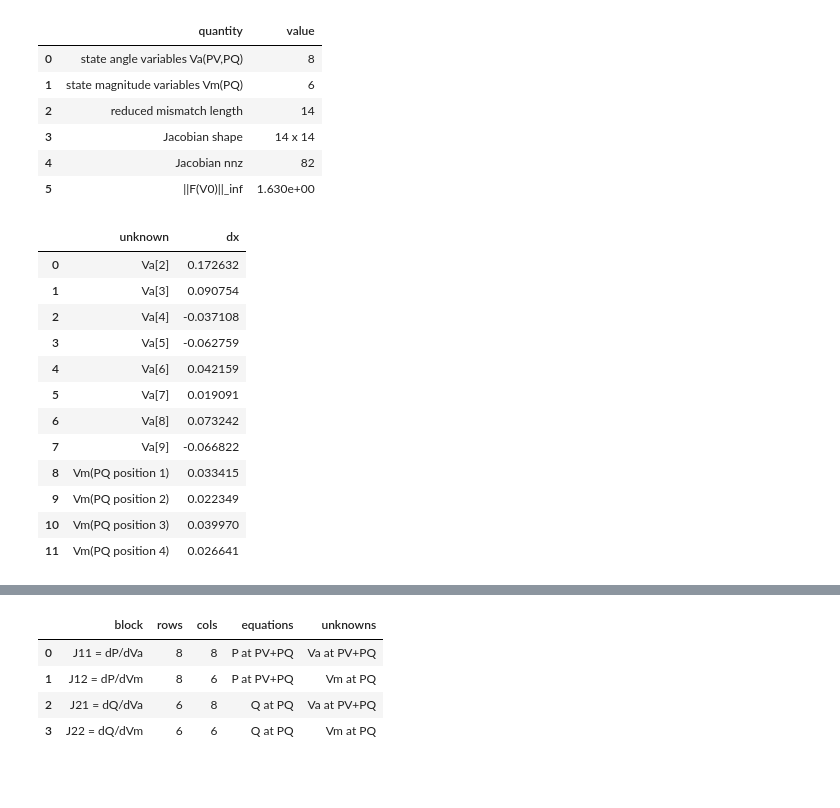
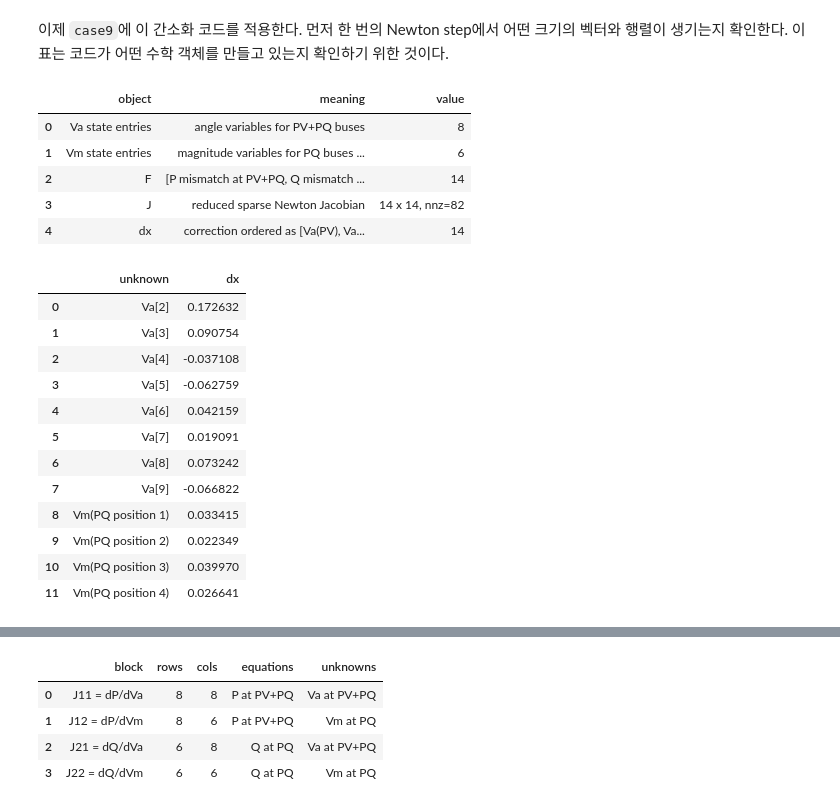
Before and after one commit to qubeenyoung/gpu-powerflow, a Jupyter notebook: python/tutorial/02_newton_raphson_and_jacobian.ipynb, the cells around one changed output, grey strips where cells are left out. Cells and saved outputs as stored; diff of their text form; code cells hidden in the pictures; blank space fills up the shorter version.

Commit message:
Show source-derived Newton code in tutorial

```diff
--- a/python/tutorial/02_newton_raphson_and_jacobian.ipynb
+++ b/python/tutorial/02_newton_raphson_and_jacobian.ipynb
@@ -30,12 +21,16 @@ while ROOT != ROOT.parent and not (ROOT / 'cuPF').exists():
 if str(ROOT) not in sys.path:
     sys.path.insert(0, str(ROOT))
 
+import inspect
 import matplotlib.pyplot as plt
 import numpy as np
 import pandas as pd
 from IPython.display import Markdown, display
+from scipy.sparse import hstack, vstack
+from scipy.sparse.linalg import spsolve
+from pandapower.pypower.dSbus_dV import dSbus_dV
 from python.tutorial import tutorial_utils as tu
 
 plt.rcParams['figure.figsize'] = (8, 4.8)
 plt.rcParams['axes.grid'] = False
-pd.set_option('display.max_colwidth', 120)
+pd.set_option('display.max_colwidth', 140)
@@ -42,24 +162,24 @@ pd.set_option('display.max_colwidth', 120)
+# %% [markdown]
+이제 `case9`에 이 간소화 코드를 적용한다. 먼저 한 번의 Newton step에서 어떤 크기의 벡터와 행렬이 생기는지 확인한다. 이 표는 코드가 어떤 수학 객체를 만들고 있는지 확인하기 위한 것이다.
 # %%
 case = tu.load_case('case9')
 step = tu.newton_step_snapshot(case, case.v0)
-summary = pd.DataFrame([
-    {'quantity': 'state angle variables Va(PV,PQ)', 'value': len(step.pvpq)},
-    {'quantity': 'state magnitude variables Vm(PQ)', 'value': len(case.pq)},
-    {'quantity': 'reduced mismatch length', 'value': step.mismatch.size},
-    {'quantity': 'Jacobian shape', 'value': f'{step.jacobian.shape[0]} x {step.jacobian.shape[1]}'},
-    {'quantity': 'Jacobian nnz', 'value': step.jacobian.nnz},
-    {'quantity': '||F(V0)||_inf', 'value': f'{np.linalg.norm(step.mismatch, np.inf):.3e}'},
+step_summary = pd.DataFrame([
+    {'object': 'Va state entries', 'meaning': 'angle variables for PV+PQ buses', 'value': len(step.pvpq)},
+    {'object': 'Vm state entries', 'meaning': 'magnitude variables for PQ buses only', 'value': len(case.pq)},
+    {'object': 'F', 'meaning': '[P mismatch at PV+PQ, Q mismatch at PQ]', 'value': step.mismatch.size},
+    {'object': 'J', 'meaning': 'reduced sparse Newton Jacobian', 'value': f'{step.jacobian.shape[0]} x {step.jacobian.shape[1]}, nnz={step.jacobian.nnz}'},
+    {'object': 'dx', 'meaning': 'correction ordered as [Va(PV), Va(PQ), Vm(PQ)]', 'value': step.dx.size},
 ])
-display(summary)
+display(step_summary)
 display(tu.newton_step_table(step, limit=12).round(8))
 # %% [output]
-|  | quantity | value |
-| 0 | state angle variables Va(PV,PQ) | 8 |
-| 1 | state magnitude variables Vm(PQ) | 6 |
-| 2 | reduced mismatch length | 14 |
-| 3 | Jacobian shape | 14 x 14 |
-| 4 | Jacobian nnz | 82 |
-| 5 | ||F(V0)||_inf | 1.630e+00 |
+|  | object | meaning | value |
+| 0 | Va state entries | angle variables for PV+PQ buses | 8 |
+| 1 | Vm state entries | magnitude variables for PQ buses ... | 6 |
+| 2 | F | [P mismatch at PV+PQ, Q mismatch ... | 14 |
+| 3 | J | reduced sparse Newton Jacobian | 14 x 14, nnz=82 |
+| 4 | dx | correction ordered as [Va(PV), Va... | 14 |
 |  | unknown | dx |
 | 0 | Va[2] | 0.172632 |
 | 1 | Va[3] | 0.090754 |
```
Also changed, not shown: parts of 13 cells of this notebook.
